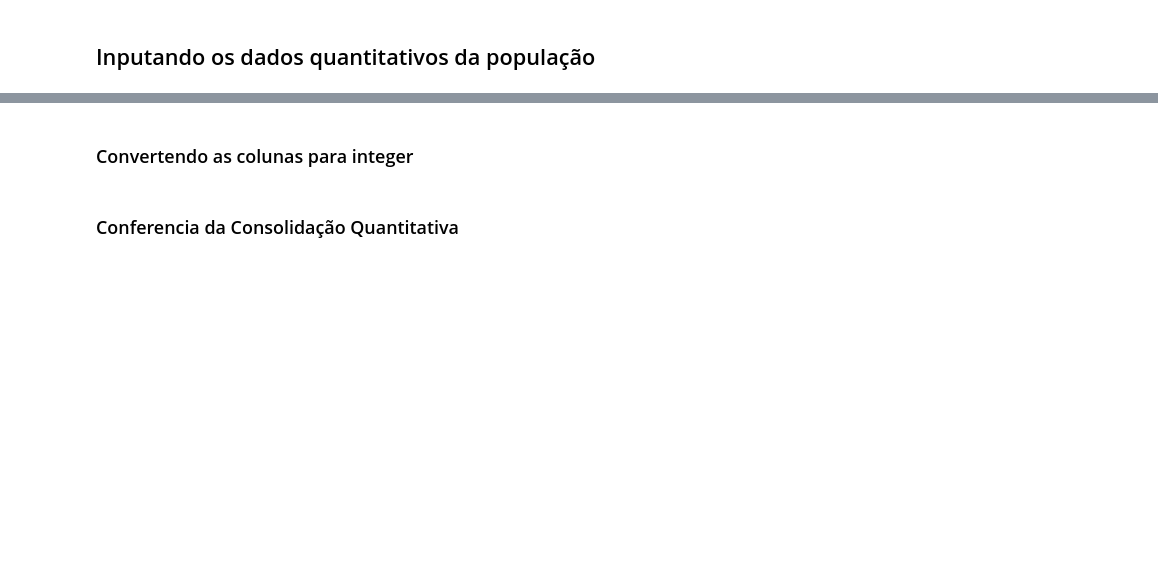
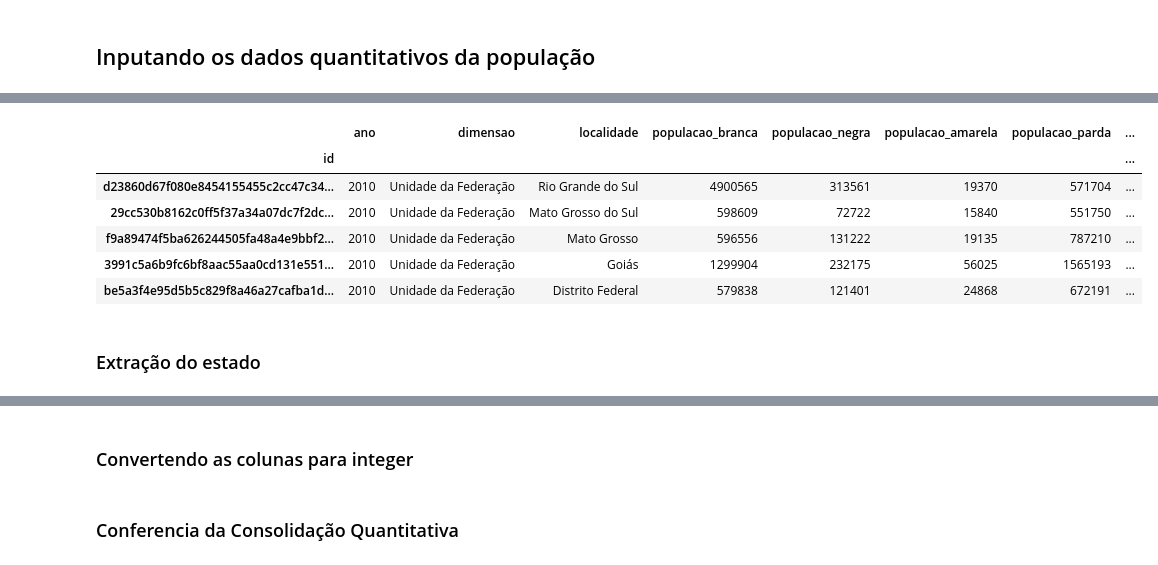
Before and after one commit to msfidelis/machine-learning-field-notes, a Jupyter notebook: python/notebooks/Estatistica/Dados Populacionais - Pessoas Economicamente Ativas.ipynb, the cells around one changed output, grey strips where cells are left out. Saved outputs shown, nothing was run; the diff lists cells and outputs as text; code cells hidden in the pictures; blank space fills up the shorter version.

```diff
--- a/python/notebooks/Estatistica/Dados Populacionais - Pessoas Economicamente Ativas.ipynb
+++ b/python/notebooks/Estatistica/Dados Populacionais - Pessoas Economicamente Ativas.ipynb
@@ -413,0 +477,12 @@ df_consolidado.head()
+# %%
+df_consolidado.tail()
+# %% [output]
+|  | ano | dimensao | localidade | populacao_branca | populacao_negra | populacao_amarela | populacao_parda | ... |
+| id |  |  |  |  |  |  |  | ... |
+| d23860d67f080e8454155455c2cc47c34... | 2010 | Unidade da Federação | Rio Grande do Sul | 4900565 | 313561 | 19370 | 571704 | ... |
+| 29cc530b8162c0ff5f37a34a07dc7f2dc... | 2010 | Unidade da Federação | Mato Grosso do Sul | 598609 | 72722 | 15840 | 551750 | ... |
+| f9a89474f5ba626244505fa48a4e9bbf2... | 2010 | Unidade da Federação | Mato Grosso | 596556 | 131222 | 19135 | 787210 | ... |
+| 3991c5a6b9fc6bf8aac55aa0cd131e551... | 2010 | Unidade da Federação | Goiás | 1299904 | 232175 | 56025 | 1565193 | ... |
+| be5a3f4e95d5b5c829f8a46a27cafba1d... | 2010 | Unidade da Federação | Distrito Federal | 579838 | 121401 | 24868 | 672191 | ... |
+# %% [markdown]
+### Extração do estado
```
Also changed, not shown: parts of 38 cells of this notebook, 7 other files.
